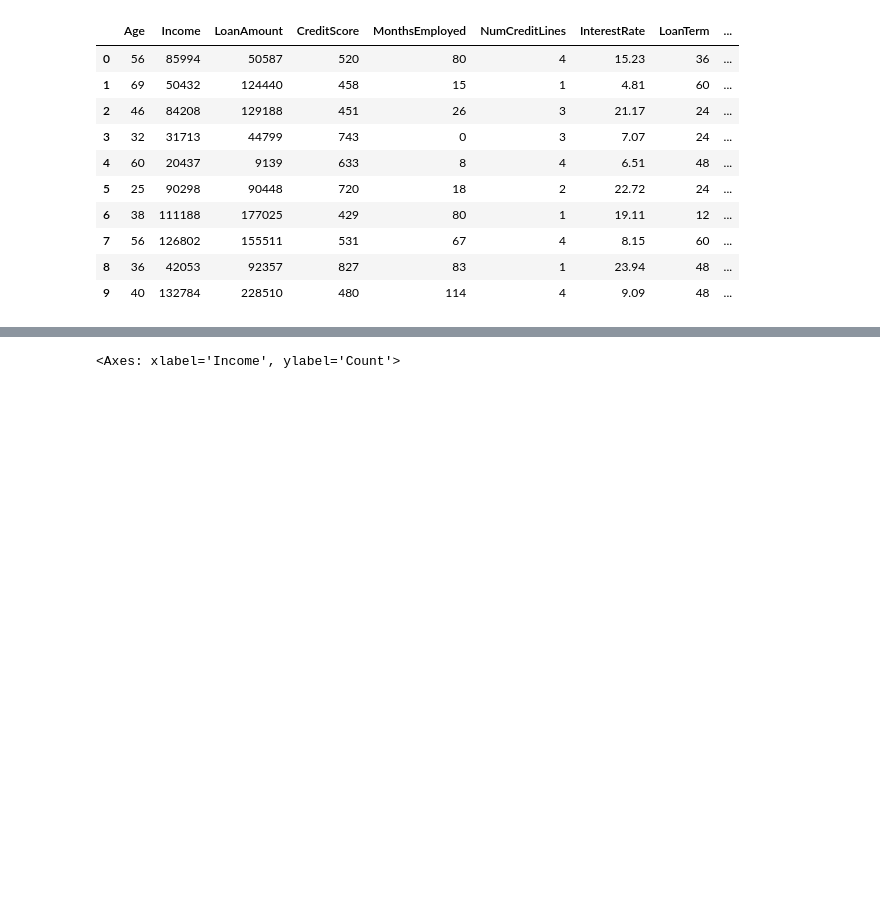
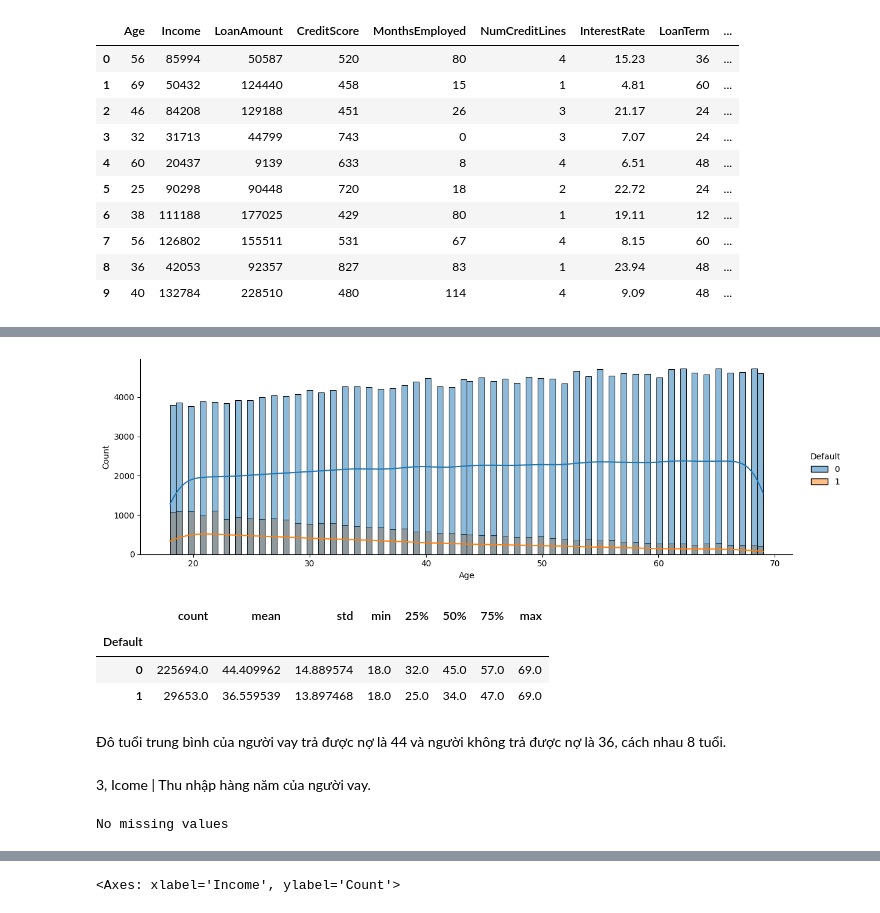
Before and after one commit to TLUAI220/Loan-Predict-Group-4, a Jupyter notebook: main.ipynb, the cells around one changed output, grey strips where cells are left out. Cells and saved outputs as stored; diff of their text form; code cells hidden in the pictures; blank space fills up the shorter version.

```diff
--- a/main.ipynb
+++ b/main.ipynb
@@ -182,0 +218,19 @@ df.head(10)
+# %%
+sns.displot(data=df, x='Age', hue='Default', bins=100, height=4, aspect=3, kde=True);
+# %% [output]
+[figure, added]
+# %%
+df.groupby('Default')['Age'].describe()
+# %% [output]
+|  | count | mean | std | min | 25% | 50% | 75% | max |
+| Default |  |  |  |  |  |  |  |  |
+| 0 | 225694.0 | 44.409962 | 14.889574 | 18.0 | 32.0 | 45.0 | 57.0 | 69.0 |
+| 1 | 29653.0 | 36.559539 | 13.897468 | 18.0 | 25.0 | 34.0 | 47.0 | 69.0 |
+# %% [markdown]
+Đô tuổi trung bình của người vay trả được nợ là 44 và người không trả được nợ là 36, cách nhau 8 tuổi.
+# %% [markdown]
+3, Icome | Thu nhập hàng năm của người vay.
+# %%
+if_null_values("Income")
+# %% [output]
+No missing values
```
Also changed, not shown: parts of 162 cells of this notebook, 2 other files.
